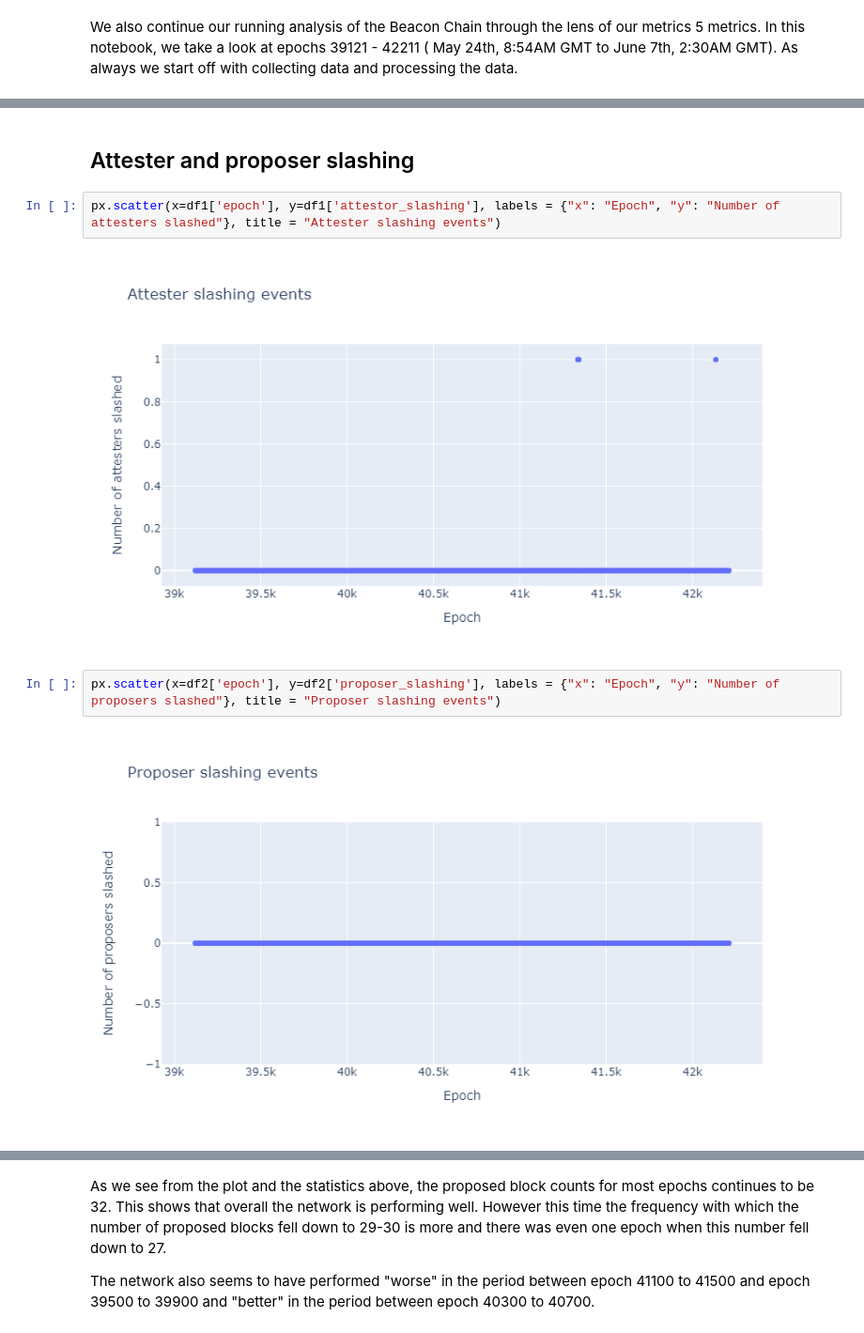
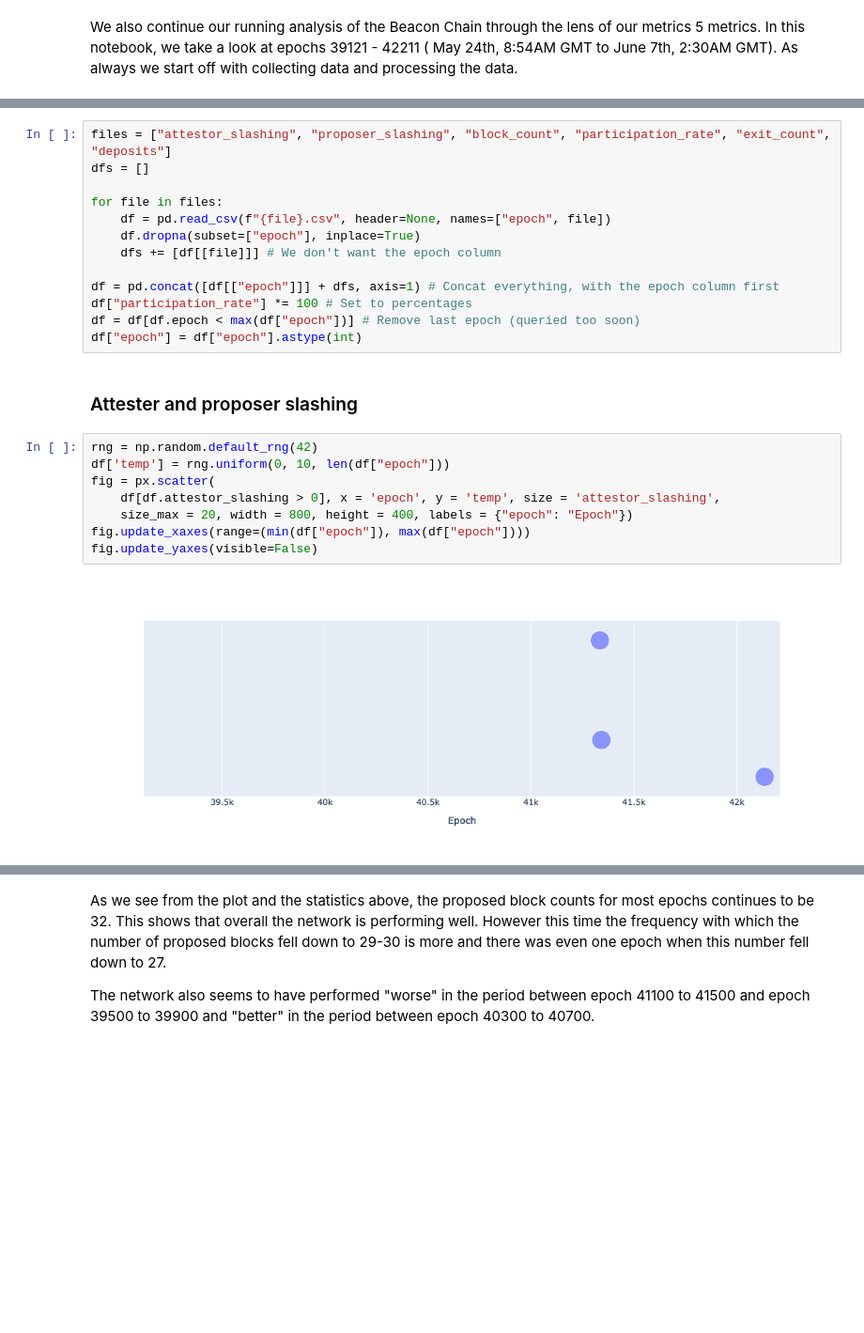
Before and after one commit to SHSR2001/beacondigest, a Jupyter notebook: notebooks/2021/06/07/oceanic.ipynb, the cells around one changed output, grey strips where cells are left out. Shown at 94% size. Cells and saved outputs as stored; diff of their text form; blank space fills up the shorter version.

```diff
--- a/notebooks/2021/06/07/oceanic.ipynb
+++ b/notebooks/2021/06/07/oceanic.ipynb
@@ -232,10 +205,25 @@ df6.dropna(subset = ["epoch"], inplace=True)
+# %%
+files = ["attestor_slashing", "proposer_slashing", "block_count", "participation_rate", "exit_count", "deposits"]
+dfs = []
+
+for file in files:
+    df = pd.read_csv(f"{file}.csv", header=None, names=["epoch", file])
+    df.dropna(subset=["epoch"], inplace=True)
+    dfs += [df[[file]]] # We don't want the epoch column
+
+df = pd.concat([df[["epoch"]]] + dfs, axis=1) # Concat everything, with the epoch column first
+df["participation_rate"] *= 100 # Set to percentages
+df = df[df.epoch < max(df["epoch"])] # Remove last epoch (queried too soon)
+df["epoch"] = df["epoch"].astype(int)
 # %% [markdown]
-## Attester and proposer slashing
+### Attester and proposer slashing
-# %%
-px.scatter(x=df1['epoch'], y=df1['attestor_slashing'], labels = {"x": "Epoch", "y": "Number of attesters slashed"}, title = "Attester slashing events")
-# %% [output]
-[figure, removed]
-# %%
-px.scatter(x=df2['epoch'], y=df2['proposer_slashing'], labels = {"x": "Epoch", "y": "Number of proposers slashed"}, title = "Proposer slashing events")
-# %% [output]
-[figure, removed]
+# %%
+rng = np.random.default_rng(42)
+df['temp'] = rng.uniform(0, 10, len(df["epoch"]))
+fig = px.scatter(
+    df[df.attestor_slashing > 0], x = 'epoch', y = 'temp', size = 'attestor_slashing',
+    size_max = 20, width = 800, height = 400, labels = {"epoch": "Epoch"})
+fig.update_xaxes(range=(min(df["epoch"]), max(df["epoch"])))
+fig.update_yaxes(visible=False)
+# %% [output]
+[figure, added]
```
Also changed, not shown: parts of 26 cells of this notebook, 2 other files.
